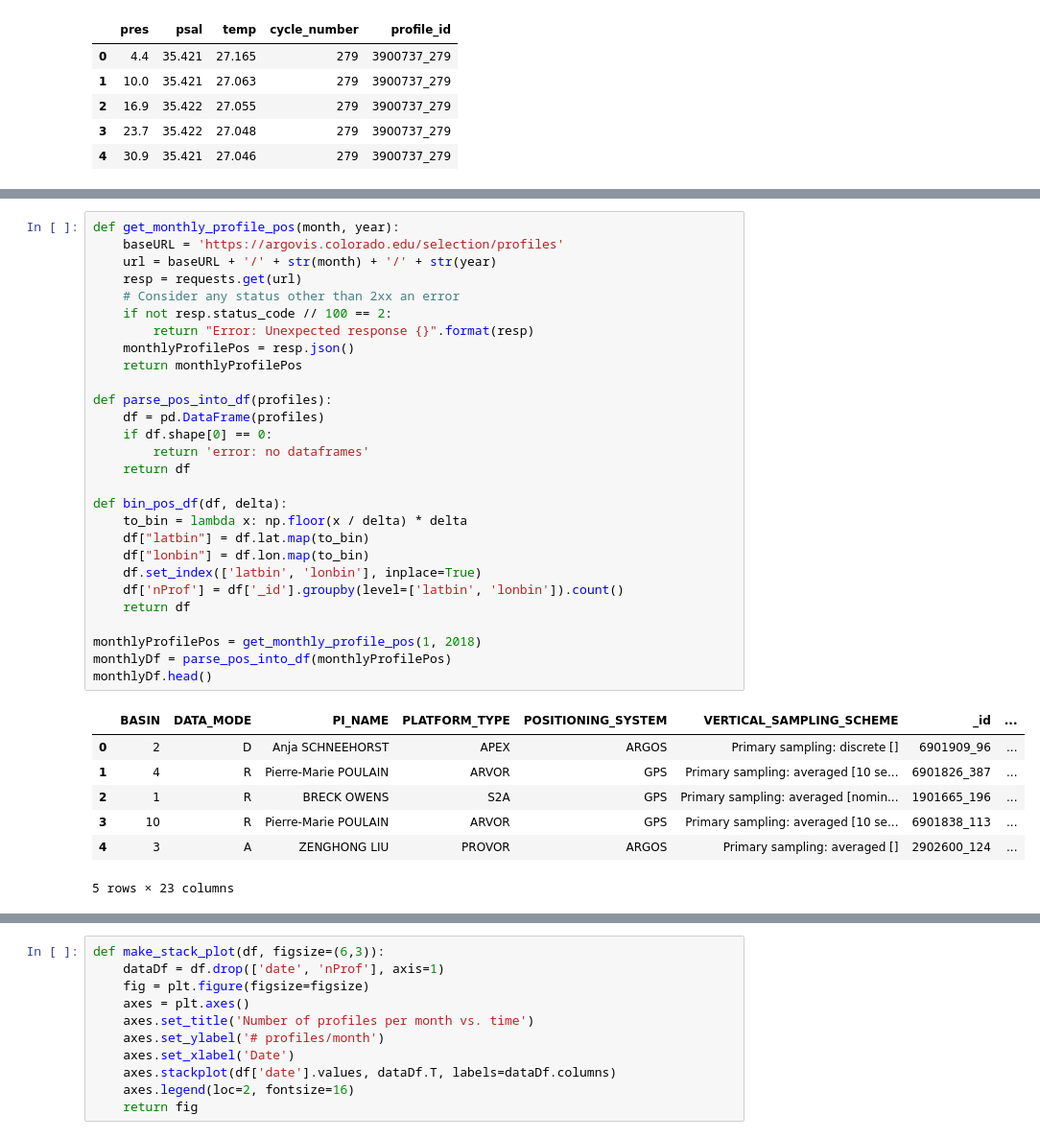
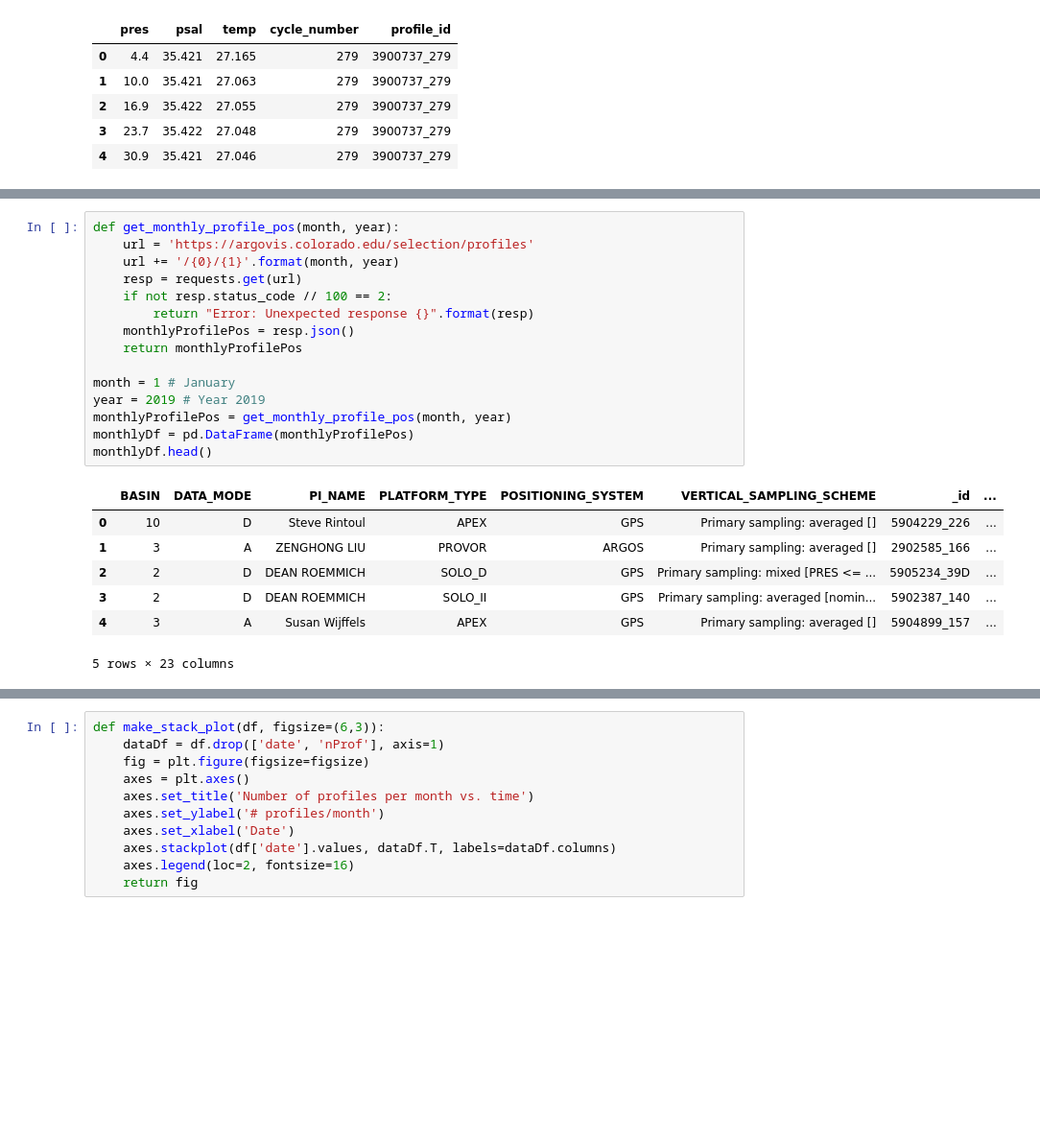
Before and after one commit to tylertucker202/argo-database, a Jupyter notebook: verdzi-api/argovis-python-api.ipynb, the cells around one changed output, grey strips where cells are left out. Shown: that part at 96% size. Drawn from its saved outputs; the diff is of its cells as text; blank space fills up the shorter version.

```diff
--- a/verdzi-api/argovis-python-api.ipynb
+++ b/verdzi-api/argovis-python-api.ipynb
@@ -241,36 +266,23 @@ For monthly profile distributions, meta data can be accessed quickly with the fo
 # %%
 def get_monthly_profile_pos(month, year):
-    baseURL = 'https://argovis.colorado.edu/selection/profiles'
-    url = baseURL + '/' + str(month) + '/' + str(year)
+    url = 'https://argovis.colorado.edu/selection/profiles'
+    url += '/{0}/{1}'.format(month, year)
     resp = requests.get(url)
-    # Consider any status other than 2xx an error
     if not resp.status_code // 100 == 2:
         return "Error: Unexpected response {}".format(resp)
     monthlyProfilePos = resp.json()
     return monthlyProfilePos
 
-def parse_pos_into_df(profiles):
-    df = pd.DataFrame(profiles)
-    if df.shape[0] == 0:
-        return 'error: no dataframes'
-    return df
-
-def bin_pos_df(df, delta):
-    to_bin = lambda x: np.floor(x / delta) * delta
-    df["latbin"] = df.lat.map(to_bin)
-    df["lonbin"] = df.lon.map(to_bin)
-    df.set_index(['latbin', 'lonbin'], inplace=True)
-    df['nProf'] = df['_id'].groupby(level=['latbin', 'lonbin']).count()
-    return df
-
-monthlyProfilePos = get_monthly_profile_pos(1, 2018)
-monthlyDf = parse_pos_into_df(monthlyProfilePos)
+month = 1 # January
+year = 2019 # Year 2019
+monthlyProfilePos = get_monthly_profile_pos(month, year)
+monthlyDf = pd.DataFrame(monthlyProfilePos)
 monthlyDf.head()
 # %% [output]
 |  | BASIN | DATA_MODE | PI_NAME | PLATFORM_TYPE | POSITIONING_SYSTEM | VERTICAL_SAMPLING_SCHEME | _id | ... |
-| 0 | 2 | D | Anja SCHNEEHORST | APEX | ARGOS | Primary sampling: discrete [] | 6901909_96 | ... |
-| 1 | 4 | R | Pierre-Marie POULAIN | ARVOR | GPS | Primary sampling: averaged [10 se... | 6901826_387 | ... |
-| 2 | 1 | R | BRECK OWENS | S2A | GPS | Primary sampling: averaged [nomin... | 1901665_196 | ... |
-| 3 | 10 | R | Pierre-Marie POULAIN | ARVOR | GPS | Primary sampling: averaged [10 se... | 6901838_113 | ... |
-| 4 | 3 | A | ZENGHONG LIU | PROVOR | ARGOS | Primary sampling: averaged [] | 2902600_124 | ... |
+| 0 | 10 | D | Steve Rintoul | APEX | GPS | Primary sampling: averaged [] | 5904229_226 | ... |
+| 1 | 3 | A | ZENGHONG LIU | PROVOR | ARGOS | Primary sampling: averaged [] | 2902585_166 | ... |
+| 2 | 2 | D | DEAN ROEMMICH | SOLO_D | GPS | Primary sampling: mixed [PRES <= ... | 5905234_39D | ... |
+| 3 | 2 | D | DEAN ROEMMICH | SOLO_II | GPS | Primary sampling: averaged [nomin... | 5902387_140 | ... |
+| 4 | 3 | A | Susan Wijffels | APEX | GPS | Primary sampling: averaged [] | 5904899_157 | ... |
 5 rows × 23 columns
```
Also changed, not shown: parts of 58 cells of this notebook, 7 other files.
